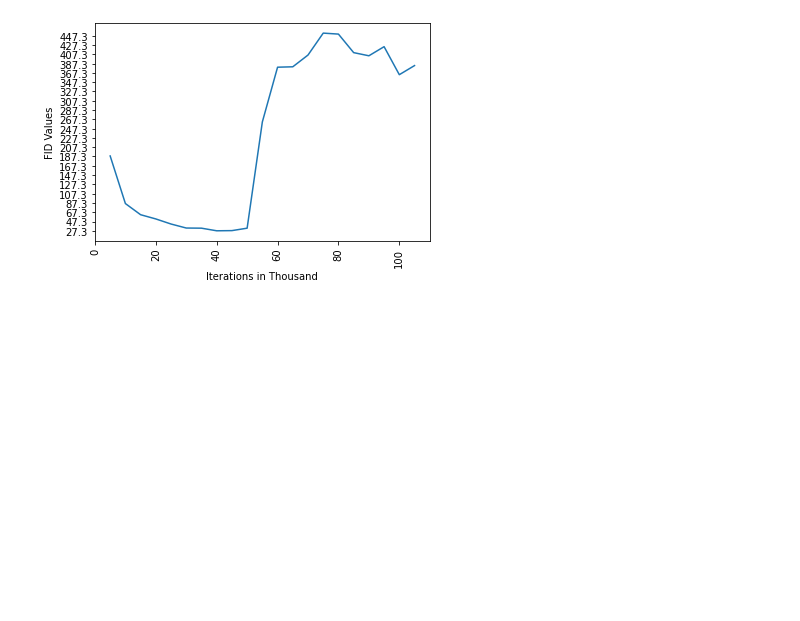
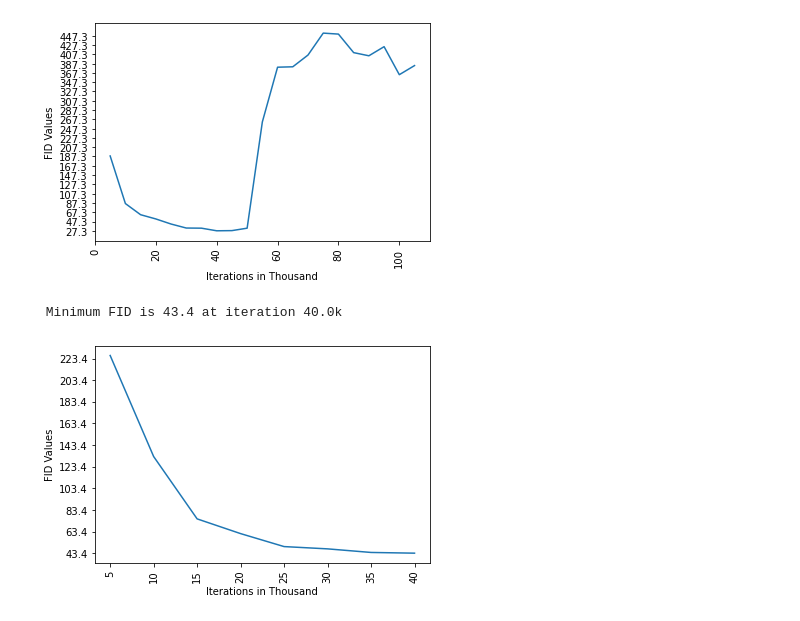
Before and after one commit to joex3999/SemanticStyleGAN, a Jupyter notebook: notebooks/Plots.ipynb, the cells around one changed output. Drawn from its saved outputs; the diff is of its cells as text; code cells hidden in the pictures; blank space fills up the shorter version.

```diff
--- a/notebooks/Plots.ipynb
+++ b/notebooks/Plots.ipynb
@@ -171,3 +169,10 @@ plot_fids(location,save=True)
 # %% [output]
  Minimum FID is 27.27 at iteration 40.0k
 [figure]
+# %%
+##IDD batch size 8
+location = "../fids/fids_IDD_v1.json"
+plot_fids(location,save=True)
+# %% [output]
+ Minimum FID is 43.4 at iteration 40.0k
+[figure, added]
```
Also changed, not shown: parts of 1 cell of this notebook, 12 other files.
